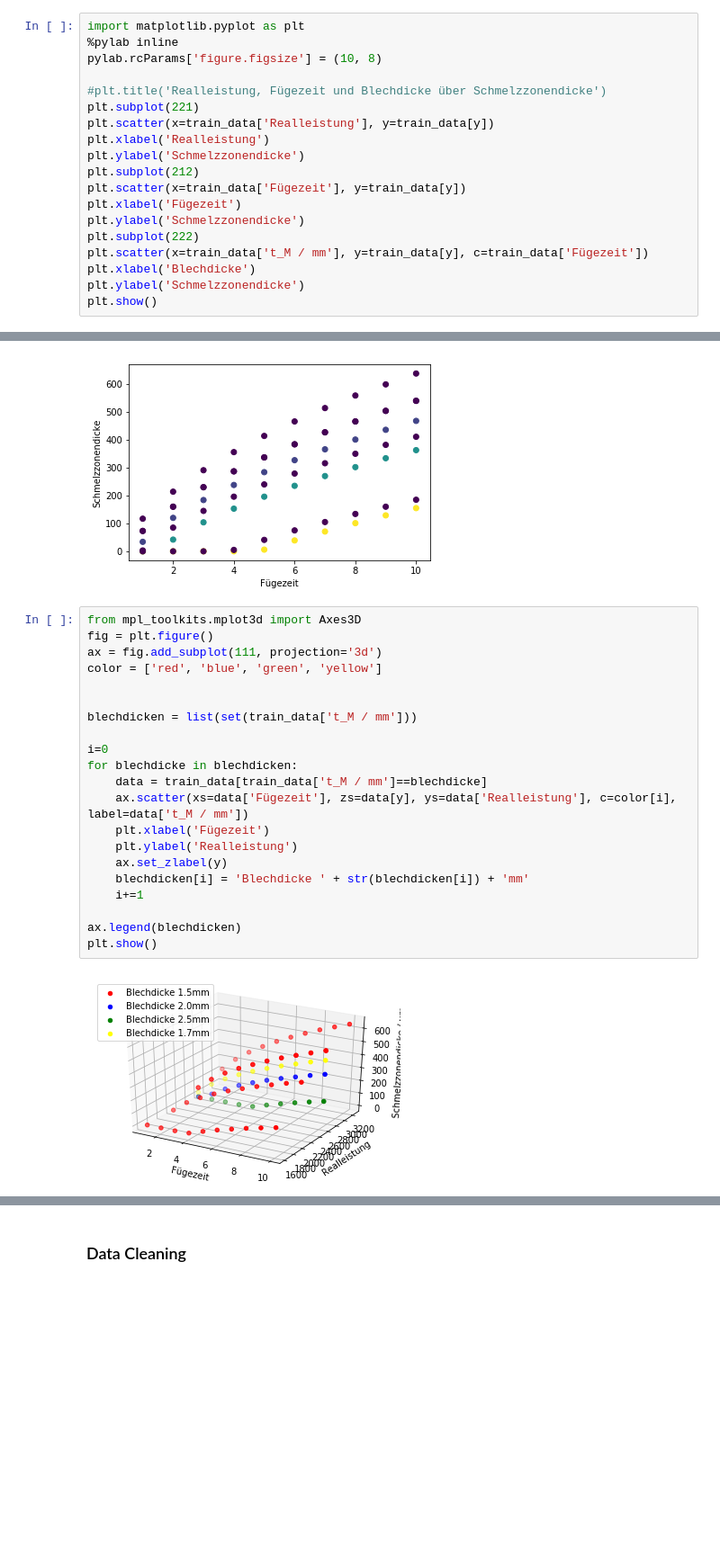
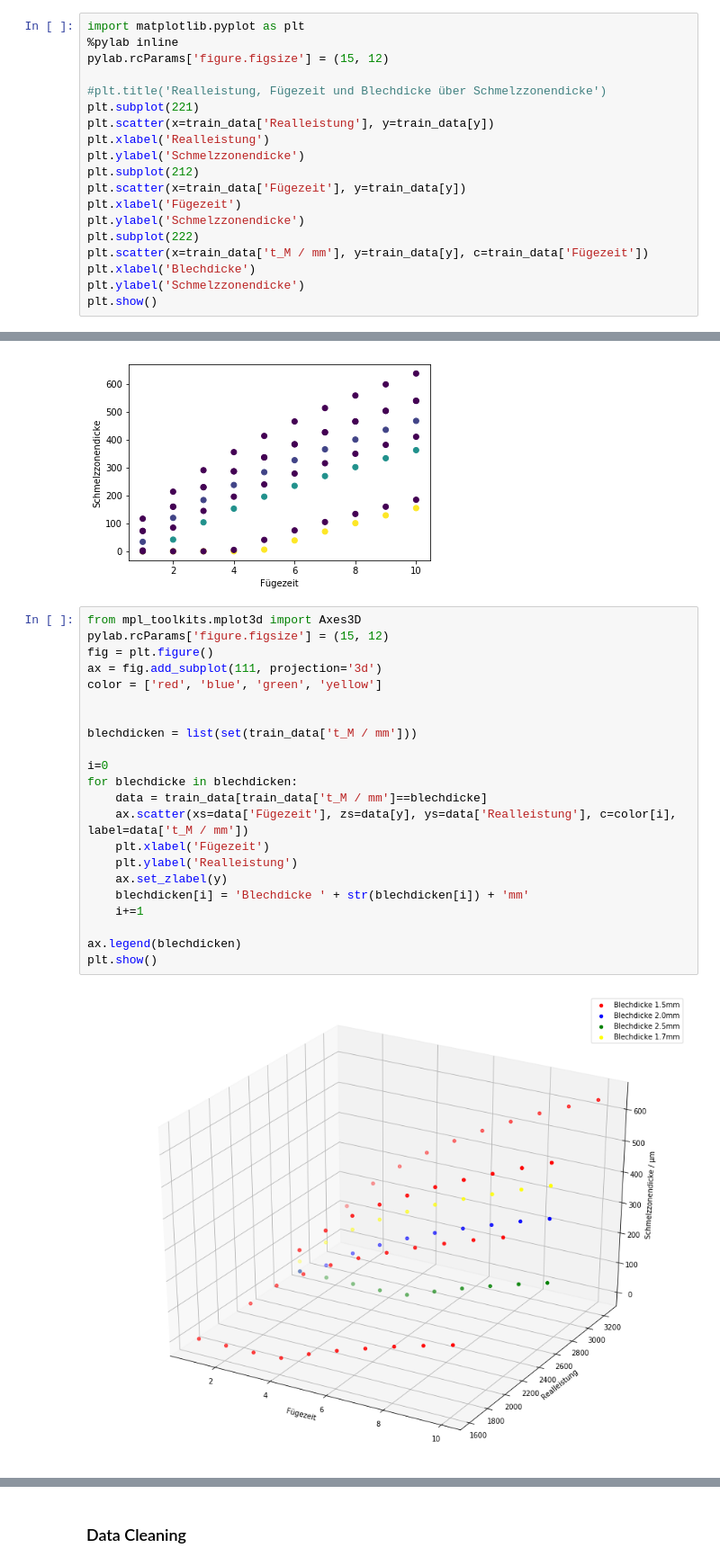
Before and after one commit to tobiasrummelsberger/melting-zone-thickness-prediction, a Jupyter notebook: notebook/SVM_training.ipynb, the cells around one changed output, grey strips where cells are left out. Shown at 90% size. Drawn from its saved outputs; the diff is of its cells as text; blank space fills up the shorter version.

Commit message:
Added further metrics and charts

```diff
--- a/notebook/SVM_training.ipynb
+++ b/notebook/SVM_training.ipynb
@@ -30,7 +30,7 @@ validation_data = data[data['data_type']=='validation']
 # %%
 import matplotlib.pyplot as plt
 %pylab inline
-pylab.rcParams['figure.figsize'] = (10, 8)
+pylab.rcParams['figure.figsize'] = (15, 12)
 
 #plt.title('Realleistung, Fügezeit und Blechdicke über Schmelzzonendicke')
 plt.subplot(221)
@@ -65,24 +65,25 @@ Text(0, 0.5, 'Schmelzzonendicke')
 [figure]
 # %%
 from mpl_toolkits.mplot3d import Axes3D
+pylab.rcParams['figure.figsize'] = (15, 12)
 fig = plt.figure()
 ax = fig.add_subplot(111, projection='3d')
 color = ['red', 'blue', 'green', 'yellow']
 
 
 blechdicken = list(set(train_data['t_M / mm']))
 
 i=0
 for blechdicke in blechdicken:
     data = train_data[train_data['t_M / mm']==blechdicke]
     ax.scatter(xs=data['Fügezeit'], zs=data[y], ys=data['Realleistung'], c=color[i], label=data['t_M / mm'])
     plt.xlabel('Fügezeit')
     plt.ylabel('Realleistung')
     ax.set_zlabel(y)
     blechdicken[i] = 'Blechdicke ' + str(blechdicken[i]) + 'mm'
     i+=1
 
 ax.legend(blechdicken)
 plt.show()
 # %% [output]
-[figure, old version]
+[figure, new version]
```
Also changed, not shown: parts of 19 cells of this notebook.
